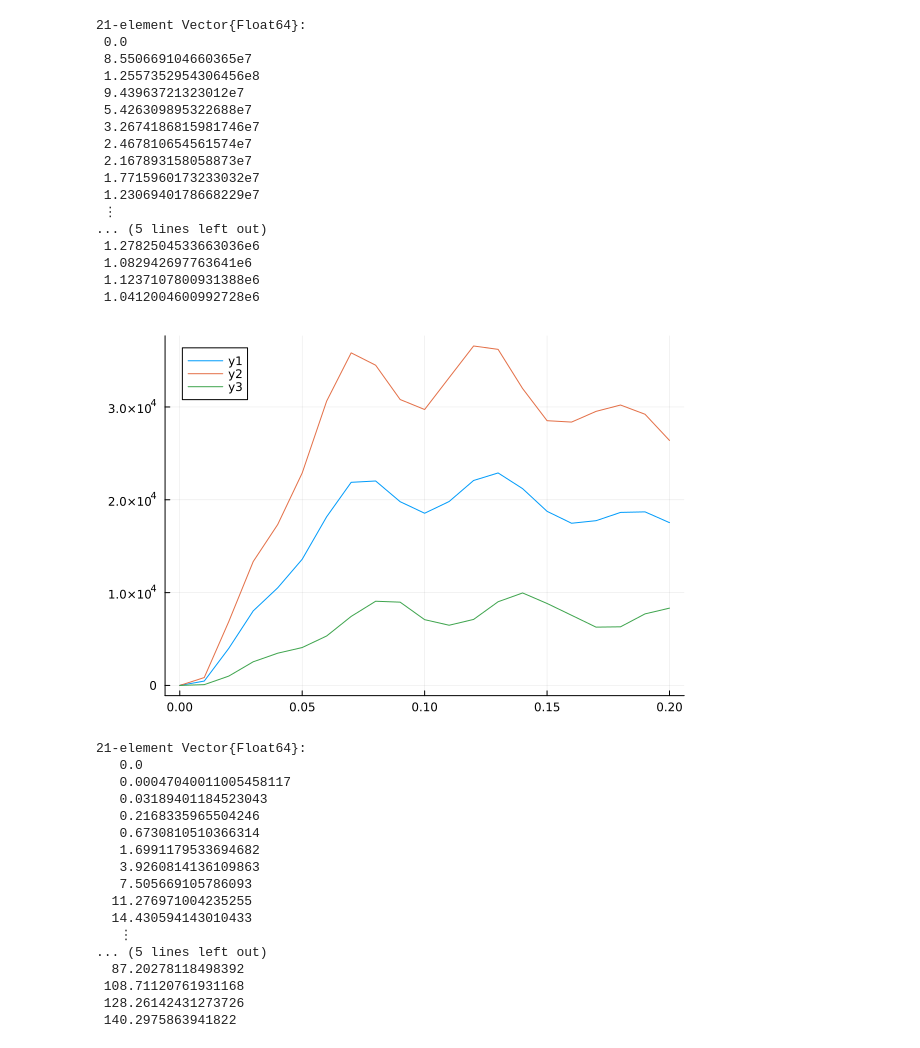
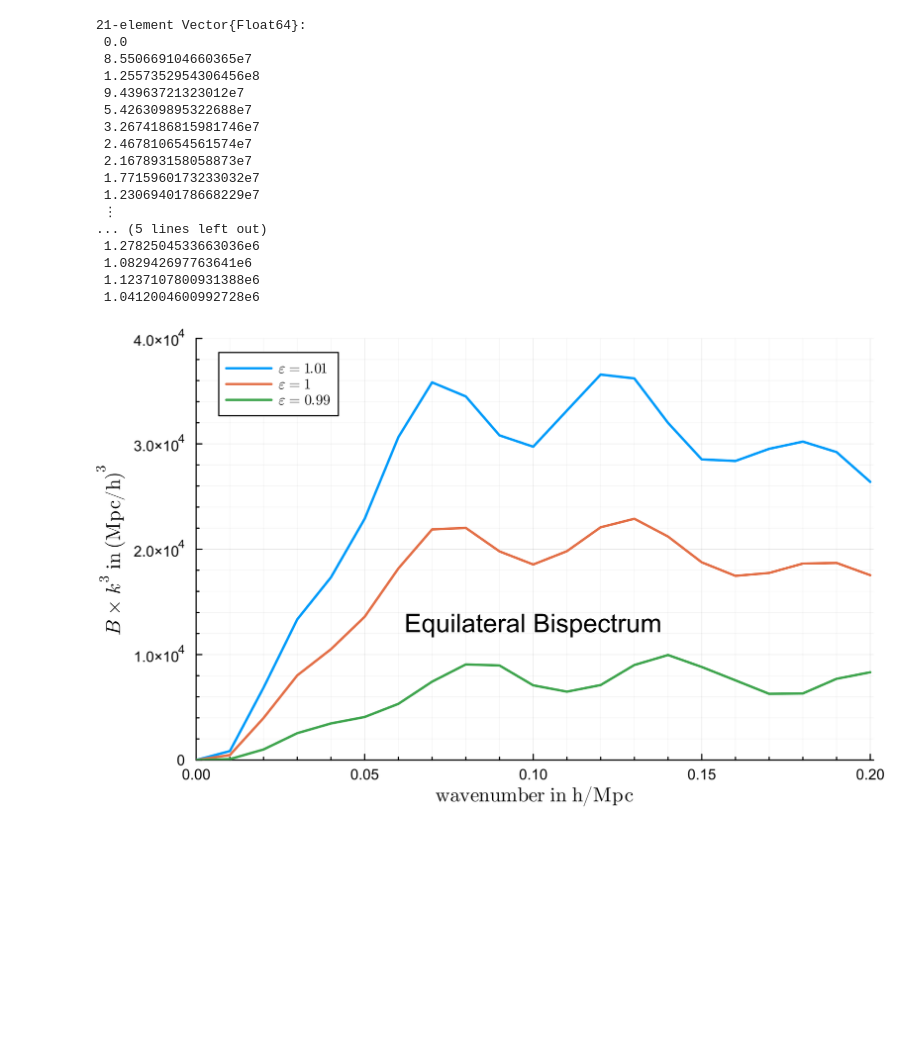
Before and after one commit to ladosamushia/BispectrumAP, a Jupyter notebook: BAOplots.ipynb, the cells around one changed output. Cells and saved outputs as stored; diff of their text form; code cells hidden in the pictures; blank space fills up the shorter version.

```diff
--- a/BAOplots.ipynb
+++ b/BAOplots.ipynb
@@ -382,29 +382,14 @@ b3 = b40(kgrid, kgrid, kgrid, 1.00, 0.99)
  1.082942697763641e6
  1.1237107800931388e6
  1.0412004600992728e6
-# %%
-plot(kgrid, b1.*kgrid.^3)
-plot!(kgrid, b2.*kgrid.^3)
-plot!(kgrid, b3.*kgrid.^3)
-# %% [output]
-[figure, removed]
-# %%
-b1.*kgrid.^6
-# %% [output]
-21-element Vector{Float64}:
-   0.0
-   0.00047040011005458117
-   0.03189401184523043
-   0.2168335965504246
-   0.6730810510366314
-   1.6991179533694682
-   3.9260814136109863
-   7.505669105786093
-  11.276971004235255
-  14.430594143010433
-   ⋮
-... (5 lines left out)
-  87.20278118498392
- 108.71120761931168
- 128.26142431273726
- 140.2975863941822
+# %%
+plot(kgrid, b2.*kgrid.^3, linewidth=2, label=L"$\epsilon = 1.01$")
+plot!(kgrid, b1.*kgrid.^3, linewidth=2, label=L"$\epsilon = 1$")
+plot!(kgrid, b3.*kgrid.^3, linewidth=2, label=L"$\epsilon = 0.99$")
+plot!(xrange=(0,0.201),yrange=(0,40000),grid=true,fontfamily="Arial",minorticks=:true,minorgrid=true)
+plot!(xlabel=L"\textrm{wavenumber\ in\ h/Mpc}", ylabel=L"$B \times k^3\ \textrm{in\ (Mpc/h)}^3$")
+plot!(size=(650, 400), dpi=300)
+annotate!(0.10, 13000, "Equilateral Bispectrum", fontfamily="Arial")
+#savefig("quadrupole.png")
+# %% [output]
+[figure, added]
```
Also changed, not shown: parts of 2 cells of this notebook.
